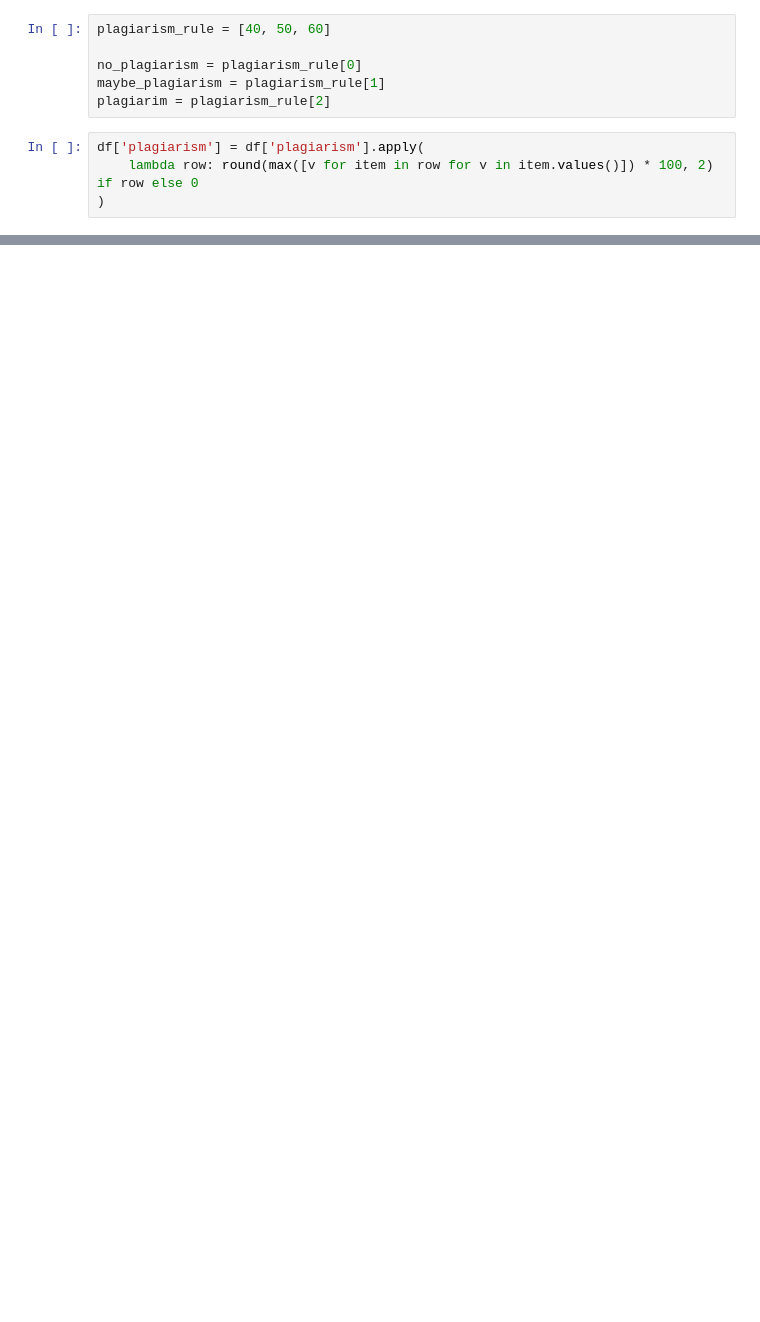
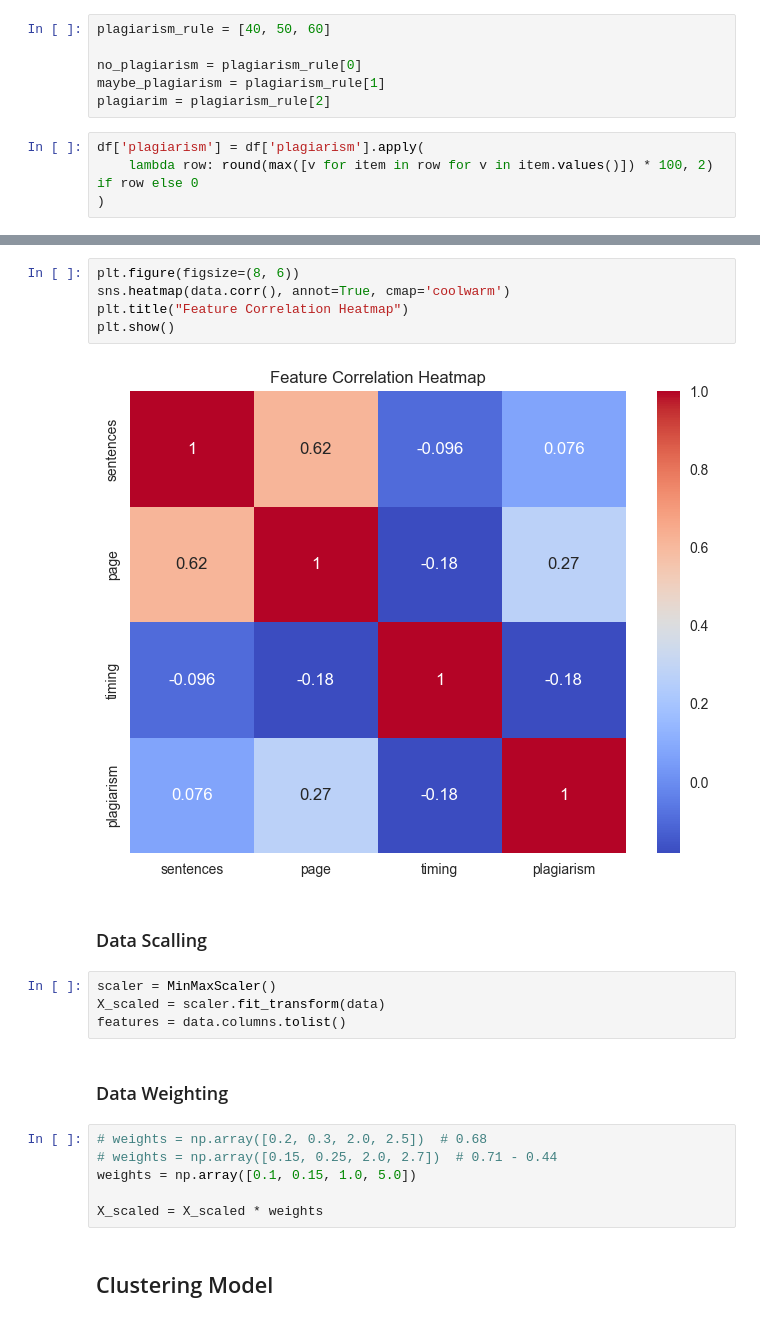
Before and after one commit to wahyudesu/ngumpulin-fastapi, a Jupyter notebook: notebook/Pickle_Model.ipynb, the cells around one changed output, grey strips where cells are left out. Cells and saved outputs as stored; diff of their text form; blank space fills up the shorter version.

Commit message:
update clustering

```diff
--- a/notebook/Pickle_Model.ipynb
+++ b/notebook/Pickle_Model.ipynb
@@ -279,0 +247,23 @@ Prediction: [0]
+# %%
+plt.figure(figsize=(8, 6))
+sns.heatmap(data.corr(), annot=True, cmap='coolwarm')
+plt.title("Feature Correlation Heatmap")
+plt.show()
+# %% [output]
+[figure, added]
+# %% [markdown]
+### Data Scalling
+# %%
+scaler = MinMaxScaler()
+X_scaled = scaler.fit_transform(data)
+features = data.columns.tolist()
+# %% [markdown]
+### Data Weighting
+# %%
+# weights = np.array([0.2, 0.3, 2.0, 2.5])  # 0.68
+# weights = np.array([0.15, 0.25, 2.0, 2.7])  # 0.71 - 0.44
+weights = np.array([0.1, 0.15, 1.0, 5.0])
+
+X_scaled = X_scaled * weights
+# %% [markdown]
+## Clustering Model
```
Also changed, not shown: parts of 52 cells of this notebook, 8 other files.
